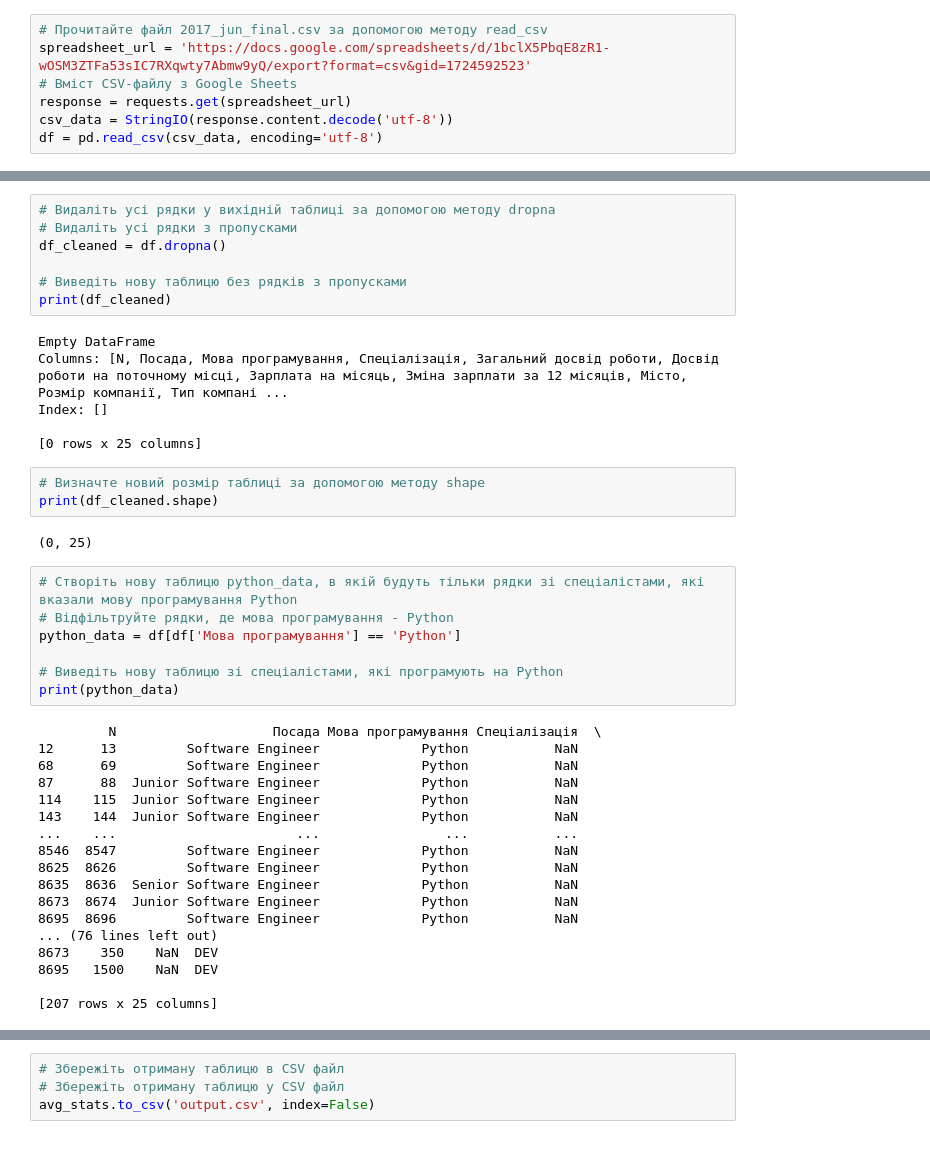
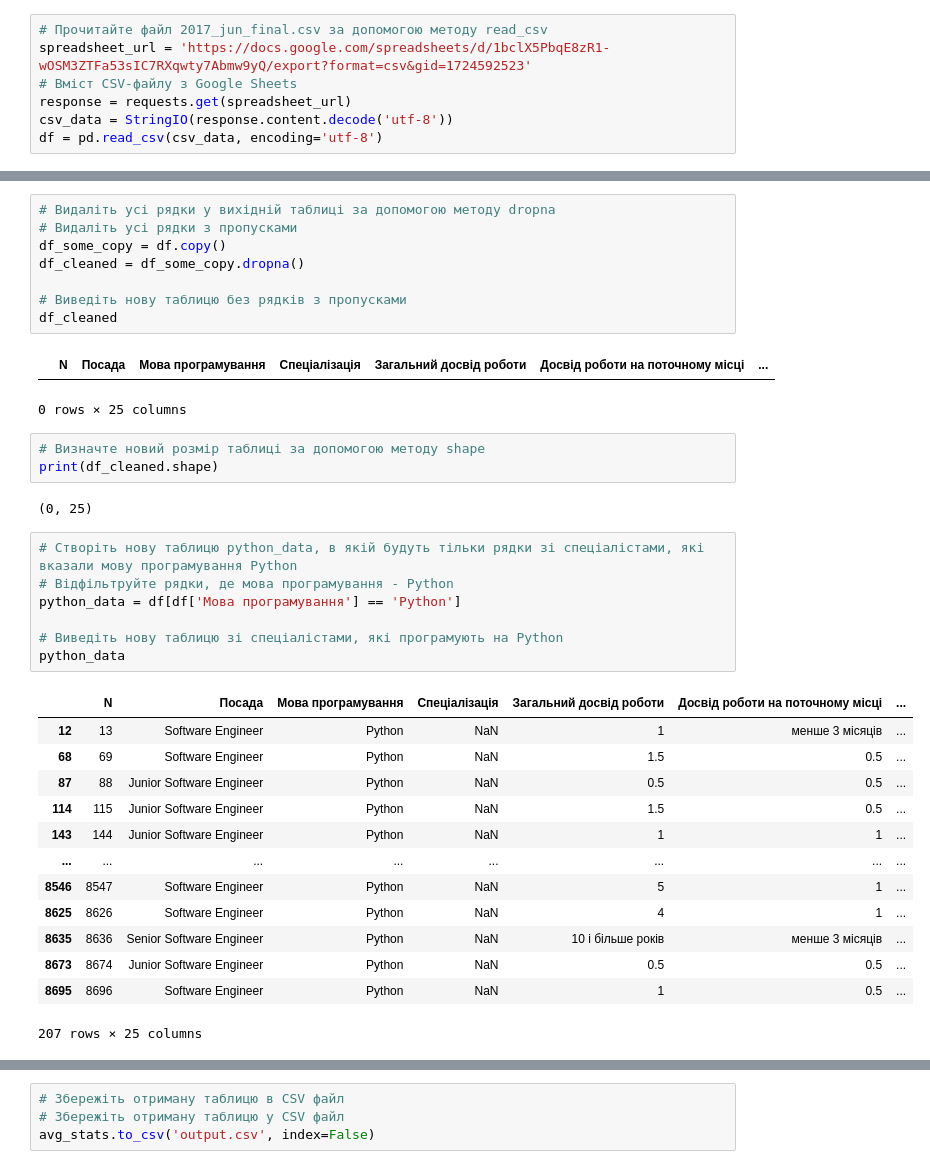
Before and after one commit to Nniikkoollaass/data-science-modul-5-HW, a Jupyter notebook: Hw2_2.ipynb, the cells around one changed output, grey strips where cells are left out. Drawn from its saved outputs; the diff is of its cells as text.

```diff
--- a/Hw2_2.ipynb
+++ b/Hw2_2.ipynb
@@ -154,16 +147,14 @@ N                                    0.000000
 # %%
 # Видаліть усі рядки у вихідній таблиці за допомогою методу dropna
 # Видаліть усі рядки з пропусками
-df_cleaned = df.dropna()
+df_some_copy = df.copy()
+df_cleaned = df_some_copy.dropna()
 
 # Виведіть нову таблицю без рядків з пропусками
-print(df_cleaned)
+df_cleaned
 # %% [output]
+|  | N | Посада | Мова програмування | Спеціалізація | Загальний досвід роботи | Досвід роботи на поточному місці | ... |
-Empty DataFrame
-Columns: [N, Посада, Мова програмування, Спеціалізація, Загальний досвід роботи, Досвід роботи на поточному місці, Зарплата на місяць, Зміна зарплати за 12 місяців, Місто, Розмір компанії, Тип компані ...
-Index: []
-
-[0 rows x 25 columns]
+0 rows × 25 columns
 # %%
 # Визначте новий розмір таблиці за допомогою методу shape
 print(df_cleaned.shape)
@@ -172,27 +163,23 @@ print(df_cleaned.shape)
 # %%
 # Створіть нову таблицю python_data, в якій будуть тільки рядки зі спеціалістами, які вказали мову програмування Python
 # Відфільтруйте рядки, де мова програмування - Python
 python_data = df[df['Мова програмування'] == 'Python']
 
 # Виведіть нову таблицю зі спеціалістами, які програмують на Python
-print(python_data)
+python_data
 # %% [output]
+|  | N | Посада | Мова програмування | Спеціалізація | Загальний досвід роботи | Досвід роботи на поточному місці | ... |
+| 12 | 13 | Software Engineer | Python | NaN | 1 | менше 3 місяців | ... |
+| 68 | 69 | Software Engineer | Python | NaN | 1.5 | 0.5 | ... |
+| 87 | 88 | Junior Software Engineer | Python | NaN | 0.5 | 0.5 | ... |
+| 114 | 115 | Junior Software Engineer | Python | NaN | 1.5 | 0.5 | ... |
+| 143 | 144 | Junior Software Engineer | Python | NaN | 1 | 1 | ... |
+| ... | ... | ... | ... | ... | ... | ... | ... |
+| 8546 | 8547 | Software Engineer | Python | NaN | 5 | 1 | ... |
+| 8625 | 8626 | Software Engineer | Python | NaN | 4 | 1 | ... |
+| 8635 | 8636 | Senior Software Engineer | Python | NaN | 10 і більше років | менше 3 місяців | ... |
+| 8673 | 8674 | Junior Software Engineer | Python | NaN | 0.5 | 0.5 | ... |
+| 8695 | 8696 | Software Engineer | Python | NaN | 1 | 0.5 | ... |
-         N                    Посада Мова програмування Спеціалізація  \
-12      13         Software Engineer             Python           NaN
-68      69         Software Engineer             Python           NaN
-87      88  Junior Software Engineer             Python           NaN
-114    115  Junior Software Engineer             Python           NaN
-143    144  Junior Software Engineer             Python           NaN
-...    ...                       ...                ...           ...
-8546  8547         Software Engineer             Python           NaN
-8625  8626         Software Engineer             Python           NaN
-8635  8636  Senior Software Engineer             Python           NaN
-8673  8674  Junior Software Engineer             Python           NaN
-8695  8696         Software Engineer             Python           NaN
-... (76 lines left out)
-8673    350    NaN  DEV
-8695   1500    NaN  DEV
-
-[207 rows x 25 columns]
+207 rows × 25 columns
 # %%
 # Визначте розмір таблиці python_data за допомогою методу shape
```
Also changed, not shown: parts of 11 cells of this notebook.
